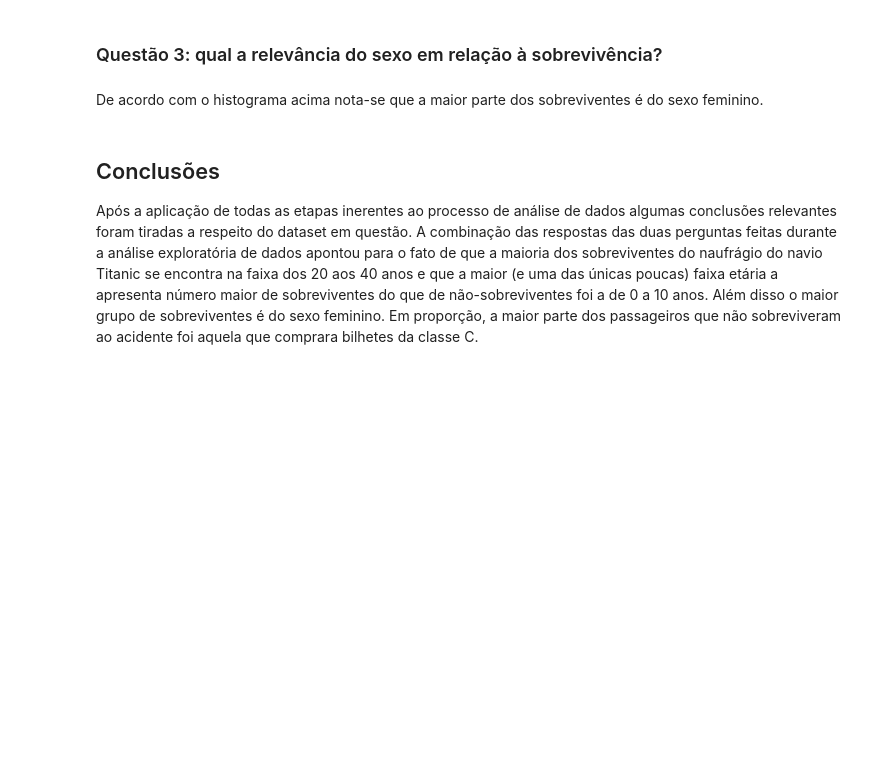
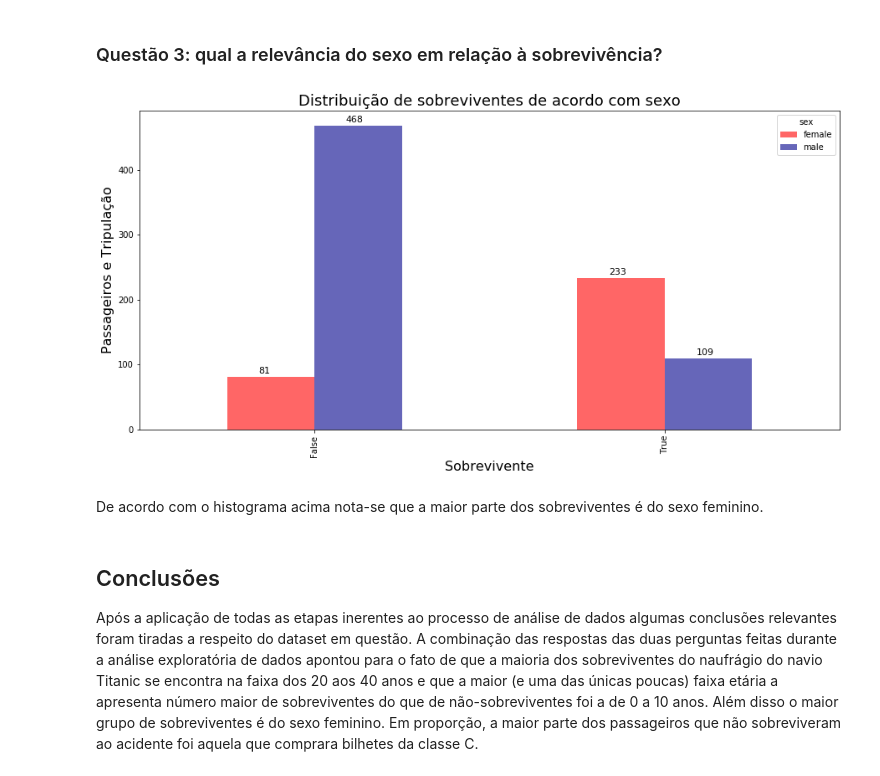
Before and after one commit to andersonmatheus/udacity-fds1-project_2, a Jupyter notebook: Project 2.ipynb, the cells around one changed output. Drawn from its saved outputs; the diff is of its cells as text; code cells hidden in the pictures; blank space fills up the shorter version.

```diff
--- a/Project 2.ipynb
+++ b/Project 2.ipynb
@@ -166,3 +270,18 @@ plt.legend();
+# %%
+# agrupamento dos dados de acordo com a sobrevivência e com o sexo
+ax = df.groupby(['survived', 'sex']).size().unstack().plot.bar(alpha=0.6,figsize=standard_figsize, \
+                                                               color=['red', 'DarkBlue']);
+
+# definição das legendas dos eixos e do título
+ax.set_title('Distribuição de sobreviventes de acordo com sexo', fontsize=standard_title_fontsize);
+ax.set_ylabel('Passageiros e Tripulação', fontsize=axis_text_fontsize);
+ax.set_xlabel('Sobrevivente', fontsize=axis_text_fontsize);
+
+#exibição dos valores sobre as colunas
+for i in ax.patches:
+    ax.text(i.get_x()+0.09, i.get_height()+5, str(round((i.get_height()), 2)), fontsize=11)
+# %% [output]
+[figure, added]
 # %% [markdown]
 De acordo com o histograma acima nota-se que a maior parte dos sobreviventes é do sexo feminino.
 # %% [markdown]
```
Also changed, not shown: parts of 23 cells of this notebook, 4 other files.
